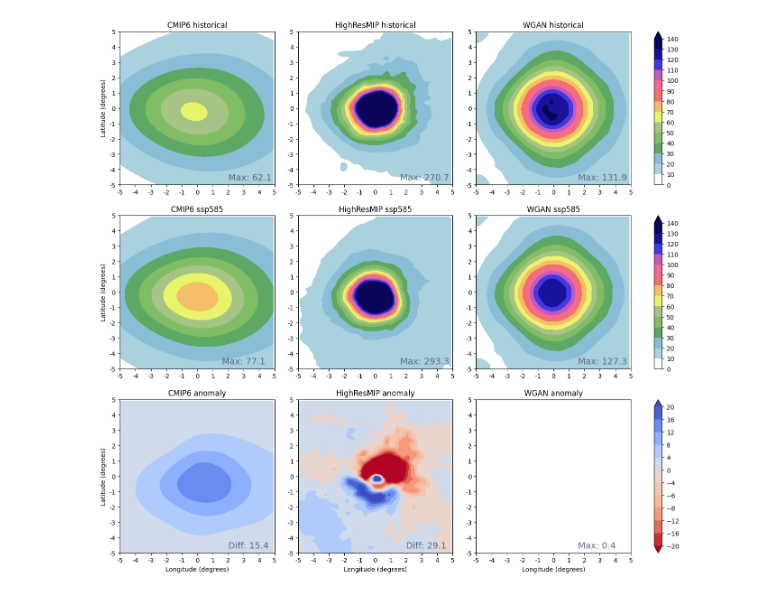
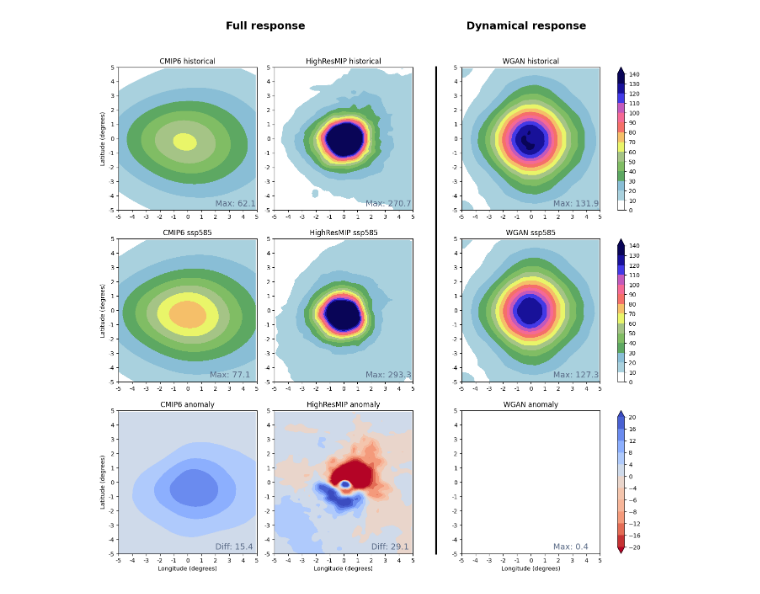
Before and after one commit to vosps/tropical_cyclone, a Jupyter notebook: chapter_3/composite_summary.ipynb, the cells around one changed output. Saved outputs shown, nothing was run; the diff lists cells and outputs as text; code cells hidden in the pictures.

```diff
--- a/chapter_3/composite_summary.ipynb
+++ b/chapter_3/composite_summary.ipynb
@@ -171,6 +173,6 @@ chirps_ssp585 = mean
 # %%
 
-fig,axes = plt.subplots(3,4,figsize=(15.5, 15),gridspec_kw={'width_ratios': [1, 1, 1, 0.05]})
+fig,axes = plt.subplots(3,5,figsize=(15.5, 15),gridspec_kw={'width_ratios': [1, 1,0.1, 1, 0.05]})
 
 # precip_cmap = "coolwarm_r"
 levels_anom = [-20,-16,-12,-8,-6,-4,0,4,8,12,16,20]
@@ -187,8 +189,8 @@ axes[0,1].contourf(ensemble_hrmip_hist,cmap=precip_cmap,levels=levels,extend='bo
 axes[0,1].annotate('Max: %.1f' % np.max(ensemble_hrmip_hist), xy = (90,90), xytext=(66,3),fontsize=14, color='#586985')
 # axes[0,1].annotate('Storms: %.0f' % nstorms_ecearthhr_hist_nh, xy = (90,90), xytext=(3,92),fontsize=14, color='#586985')
 
-axes[0,2].contourf(chirps_hist, cmap=precip_cmap,levels=levels,extend='both')
-axes[0,2].annotate('Max: %.1f' % np.max(chirps_hist), xy = (90,90), xytext=(66,3),fontsize=14, color='#586985')
+axes[0,3].contourf(chirps_hist, cmap=precip_cmap,levels=levels,extend='both')
+axes[0,3].annotate('Max: %.1f' % np.max(chirps_hist), xy = (90,90), xytext=(66,3),fontsize=14, color='#586985')
 # axes[0,2].annotate('Storms: %.0f' % nstorms_ecearthhr_hist_sh, xy = (90,90), xytext=(3,92),fontsize=14, color='#586985')
 
 # CMIP6 hist
@@ -200,8 +202,8 @@ axes[1,1].contourf(ensemble_hrmip_ssp585,cmap=precip_cmap,levels=levels,extend='
 axes[1,1].annotate('Max: %.1f' % np.max(ensemble_hrmip_ssp585), xy = (90,90), xytext=(66,3),fontsize=14, color='#586985')
 # axes[1,1].annotate('Storms: %.0f' % nstorms_miroc6_hist_sh, xy = (90,90), xytext=(3,92),fontsize=14, color='#586985')
 
-axes[1,2].contourf(chirps_ssp585, cmap=precip_cmap,levels=levels,extend='both')
-axes[1,2].annotate('Max: %.1f' % np.max(chirps_ssp585), xy = (90,90), xytext=(66,3),fontsize=14, color='#586985')
+axes[1,3].contourf(chirps_ssp585, cmap=precip_cmap,levels=levels,extend='both')
+axes[1,3].annotate('Max: %.1f' % np.max(chirps_ssp585), xy = (90,90), xytext=(66,3),fontsize=14, color='#586985')
 # axes[0,2].annotate('Storms: %.0f' % nstorms_ecearthhr_hist_sh, xy = (90,90), xytext=(3,92),fontsize=14, color='#586985')
 
 
@@ -213,8 +215,8 @@ im_anom = axes[2,1].contourf(ensemble_hrmip_ssp585 - ensemble_hrmip_hist,cmap='c
 axes[2,1].annotate('Diff: %.1f' % np.max(ensemble_hrmip_ssp585 - ensemble_hrmip_hist), xy = (90,90), xytext=(70,3),fontsize=14, color='#586985')
 # axes[2,0].annotate('Storms: %.0f' % nstorms_miroc6_hist_nh, xy = (90,90), xytext=(3,92),fontsize=14, color='#586985')
 
-axes[2,2].contourf(chirps_ssp585 - chirps_hist, cmap=precip_cmap,levels=levels,extend='both')
-axes[2,2].annotate('Max: %.1f' % np.max(chirps_ssp585-chirps_hist), xy = (90,90), xytext=(66,3),fontsize=14, color='#586985')
+axes[2,3].contourf(chirps_ssp585 - chirps_hist, cmap=precip_cmap,levels=levels,extend='both')
+axes[2,3].annotate('Max: %.1f' % np.max(chirps_ssp585-chirps_hist), xy = (90,90), xytext=(66,3),fontsize=14, color='#586985')
 # axes[0,2].annotate('Storms: %.0f' % nstorms_ecearthhr_hist_sh, xy = (90,90), xytext=(3,92),fontsize=14, color='#586985')
 
 
@@ -222,43 +224,67 @@ axes[2,2].annotate('Max: %.1f' % np.max(chirps_ssp585-chirps_hist), xy = (90,90)
 t_p = [0,10,20,30,40,50,60,70,80,90,100]
 t_l = [-5,-4,-3,-2,-1,0,1,2,3,4,5]
 for i in range(3):
-	for j in range(3):
+	for j in range(4):
 		axes[i,j].set_xticks(t_p)
 		axes[i,j].set_yticks(t_p)
 		# Set the tick labels
 		axes[i,j].set_xticklabels(t_l)
 		axes[i,j].set_yticklabels(t_l)
 
 
 axes[0,0].set_title('CMIP6 historical')
 # axes[0,0].set_xlabel('Longitude (degrees)')
 # axes[0,0].set_ylabel('Latitude (degrees)')
 
 for ax in [axes[0,0],axes[1,0],axes[2,0]]:
 	ax.set_ylabel('Latitude (degrees)')
-for ax in [axes[2,0],axes[2,1],axes[2,2]]:
+for ax in [axes[2,0],axes[2,1],axes[2,3]]:
 	ax.set_xlabel('Longitude (degrees)')
 
 axes[0,1].set_title('HighResMIP historical')
 # axes[0,1].set_xlabel('Longitude (degrees)')
 # add **font to change font
 
-axes[0,2].set_title('WGAN historical')
+axes[0,3].set_title('WGAN historical')
 # axes[0,3].set_title('MSWEP extreme 100 (SH)')
 
 axes[1,0].set_title('CMIP6 ssp585')
 axes[1,1].set_title('HighResMIP ssp585')
-axes[1,2].set_title('WGAN ssp585')
+axes[1,3].set_title('WGAN ssp585')
 
 axes[2,0].set_title('CMIP6 anomaly')
 axes[2,1].set_title('HighResMIP anomaly')
-axes[2,2].set_title('WGAN anomaly')
+axes[2,3].set_title('WGAN anomaly')
 
-plt.colorbar(im,ticks=levels,cax=axes[0,3])
-plt.colorbar(im,ticks=levels,cax=axes[1,3])
-plt.colorbar(im_anom,ticks=levels_anom,cax=axes[2,3])
+axes[0,2].set_visible(False)
+# axes[1,2].set_visible(False)
+axes[2,2].set_visible(False)
 
+axes[1,2].spines['top'].set_visible(False)
+axes[1,2].spines['right'].set_visible(False)
+axes[1,2].spines['bottom'].set_visible(False)
+axes[1,2].spines['left'].set_visible(False)
+axes[1,2].set_xticks([])
+axes[1,2].set_yticks([])
+
+plt.colorbar(im,ticks=levels,cax=axes[0,4])
+plt.colorbar(im,ticks=levels,cax=axes[1,4])
+plt.colorbar(im_anom,ticks=levels_anom,cax=axes[2,4])
+
+# multiple lines with varying ymin and ymax
+# plt.vlines(x=[38, 38.25, 38.5], ymin=[0, 25, 75], ymax=[200, 175, 150], colors='teal', ls='--', lw=2)
+# axes[0,2].axvline(x=3, ymin=0,ymax=1,color='black', linestyle='--', linewidth=20)
+
+axes[1,2].axvline(x=40,ymin=-1.2,ymax=2.2,c="black",linewidth=3,zorder=0, clip_on=False)
+
+fig.text(0.35, 0.94, 'Full response', ha='center', fontsize=18,fontweight='bold')
+fig.text(0.75, 0.94, 'Dynamical response', ha='center', fontsize=18,fontweight='bold')
+
+# con = ConnectionPatch(xyA=(0.5, -1.5), xyB=(0.5, 1.5),
+#         coordsA="data", coordsB="data", axesA=axes[0,2], axesB=axes[1,2],
+#         arrowstyle="-", linewidth=2, color="red")
+# axes[0,2].add_artist(con)
 
 plt.savefig('composite_rain_final_qm.png',bbox_inches='tight')
 # %% [output]
-[figure, old version]
+[figure, new version]
```
Also changed, not shown: parts of 1 cell of this notebook, 15 other files.
